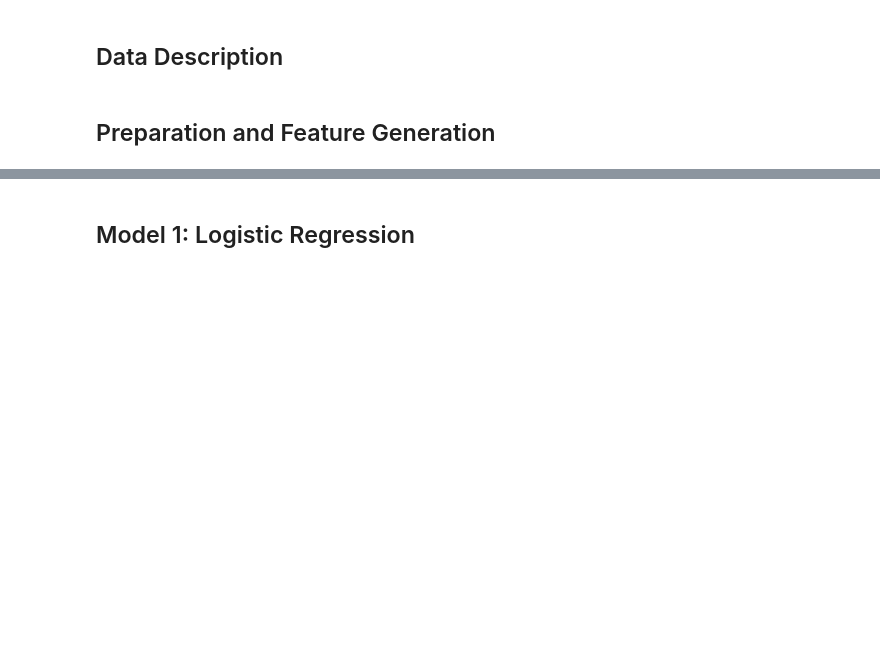
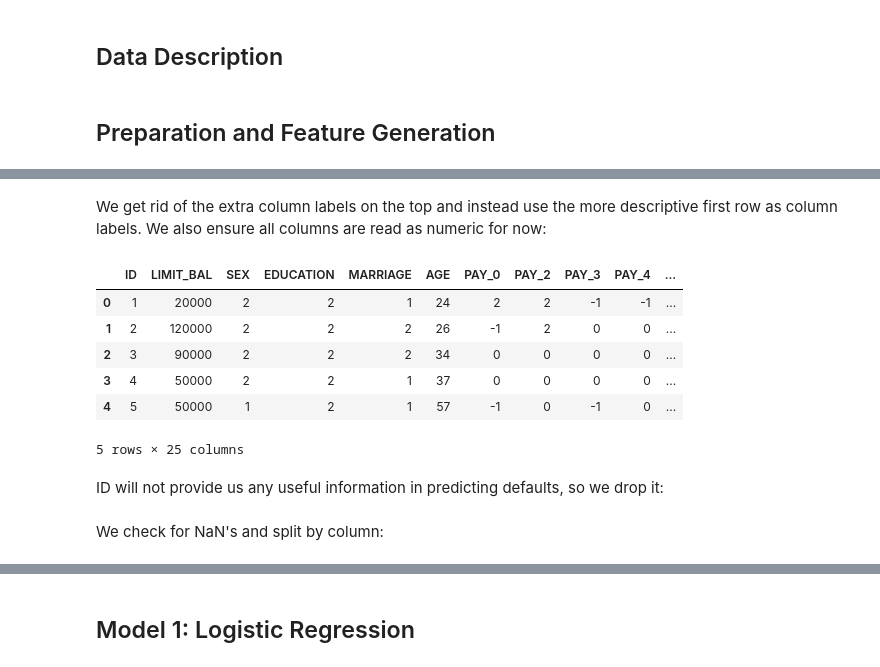
Before and after one commit to andiehart/CMSE-202-Project-Credit-Default, a Jupyter notebook: Project-Notebook.ipynb, the cells around one changed output, grey strips where cells are left out. Cells and saved outputs as stored; diff of their text form; code cells hidden in the pictures; blank space fills up the shorter version.

```diff
--- a/Project-Notebook.ipynb
+++ b/Project-Notebook.ipynb
@@ -8,0 +32,18 @@
+# %% [markdown]
+We get rid of the extra column labels on the top and instead use the more descriptive first row as column labels. We also ensure all columns are read as numeric for now:
+# %%
+default.columns = default.iloc[0]
+default = default[1:]
+default.reset_index(drop = True, inplace = True)
+default = default.apply(pd.to_numeric, errors = 'coerce')
+default.head()
+# %% [output]
+|  | ID | LIMIT_BAL | SEX | EDUCATION | MARRIAGE | AGE | PAY_0 | PAY_2 | PAY_3 | PAY_4 | ... |
+| 0 | 1 | 20000 | 2 | 2 | 1 | 24 | 2 | 2 | -1 | -1 | ... |
+| 1 | 2 | 120000 | 2 | 2 | 2 | 26 | -1 | 2 | 0 | 0 | ... |
+| 2 | 3 | 90000 | 2 | 2 | 2 | 34 | 0 | 0 | 0 | 0 | ... |
+| 3 | 4 | 50000 | 2 | 2 | 1 | 37 | 0 | 0 | 0 | 0 | ... |
+| 4 | 5 | 50000 | 1 | 2 | 1 | 57 | -1 | 0 | -1 | 0 | ... |
+5 rows × 25 columns
+# %% [markdown]
+ID will not provide us any useful information in predicting defaults, so we drop it:
@@ -8,0 +52,2 @@
+# %% [markdown]
+We check for NaN's and split by column:
```
Also changed, not shown: parts of 14 cells of this notebook, 1 other file.
